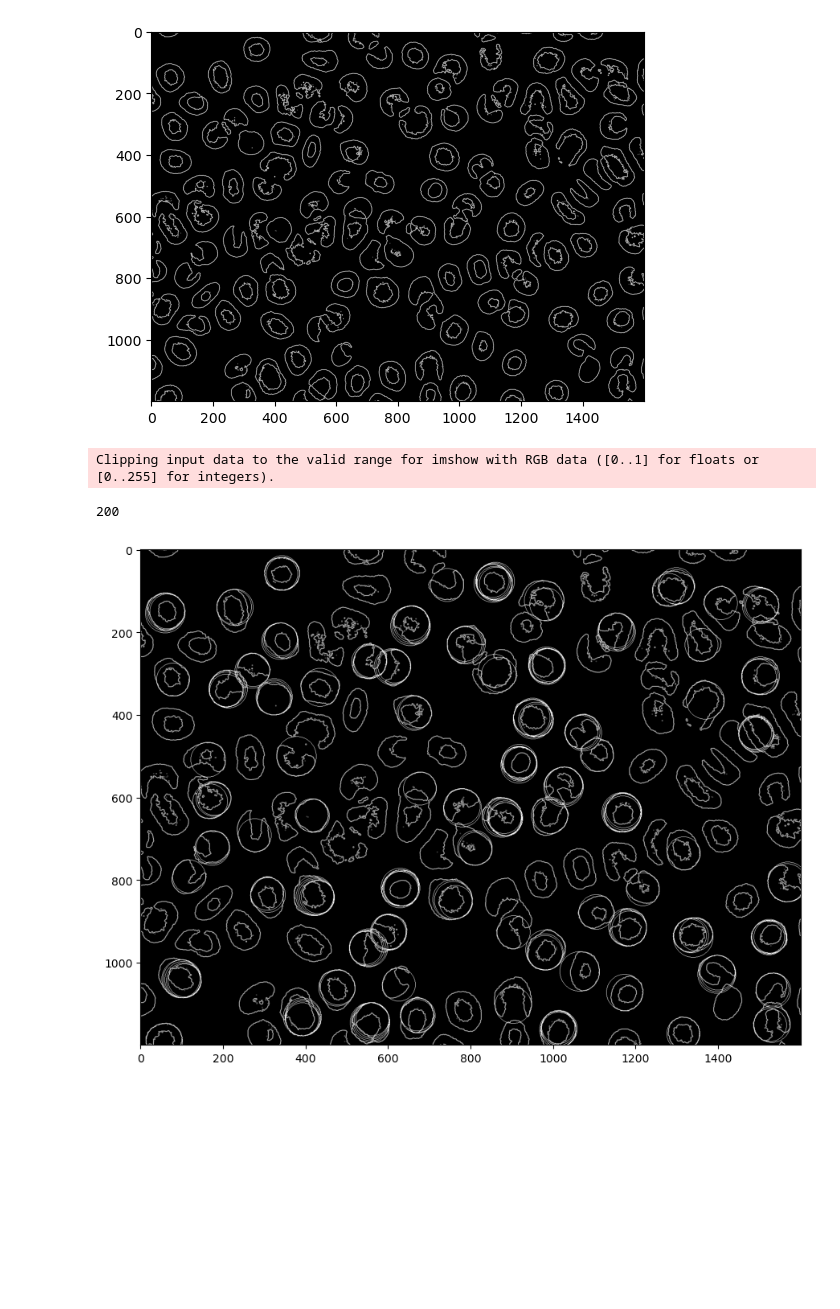
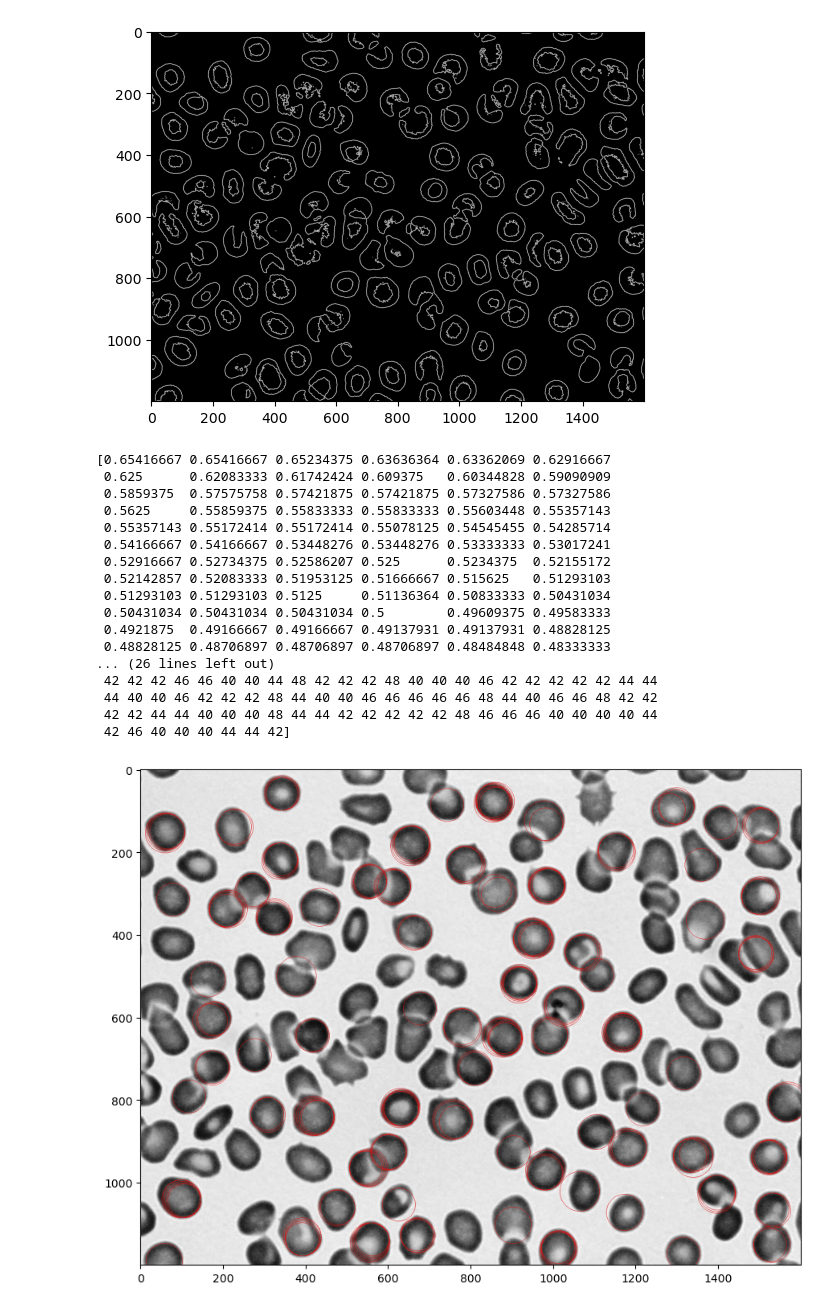
Before and after one commit to matheus29sm/Projeto-PI, a Jupyter notebook: Projeto Malária/Teste.ipynb, the cells around one changed output. Drawn from its saved outputs; the diff is of its cells as text; code cells hidden in the pictures; blank space fills up the shorter version.

```diff
--- a/Projeto Malária/Teste.ipynb
+++ b/Projeto Malária/Teste.ipynb
@@ -73,15 +73,30 @@ hough_grade = hough_circle (edges, raios)
 acumulador, a, b, raio = hough_circle_peaks (hough_grade, raios,total_num_peaks = 200)
 # %%
 fig, ax = plt.subplots(ncols=1, nrows=1, figsize=(20, 8))
-image = color.gray2rgb(edges)
+image = color.gray2rgb(red_img)
 
 for center_y, center_x, radius in zip(b, a, raio):
     circy, circx = circle_perimeter(center_y, center_x, radius, shape = image.shape)
     image[circy, circx] = (220, 20, 20)
 
 ax.imshow(image, cmap=plt.cm.gray)
-print(len(a))
+print((acumulador) , raio)
 # %% [output]
-Clipping input data to the valid range for imshow with RGB data ([0..1] for floats or [0..255] for integers).
+[0.65416667 0.65416667 0.65234375 0.63636364 0.63362069 0.62916667
+ 0.625      0.62083333 0.61742424 0.609375   0.60344828 0.59090909
+ 0.5859375  0.57575758 0.57421875 0.57421875 0.57327586 0.57327586
+ 0.5625     0.55859375 0.55833333 0.55833333 0.55603448 0.55357143
+ 0.55357143 0.55172414 0.55172414 0.55078125 0.54545455 0.54285714
+ 0.54166667 0.54166667 0.53448276 0.53448276 0.53333333 0.53017241
+ 0.52916667 0.52734375 0.52586207 0.525      0.5234375  0.52155172
+ 0.52142857 0.52083333 0.51953125 0.51666667 0.515625   0.51293103
+ 0.51293103 0.51293103 0.5125     0.51136364 0.50833333 0.50431034
+ 0.50431034 0.50431034 0.50431034 0.5        0.49609375 0.49583333
+ 0.4921875  0.49166667 0.49166667 0.49137931 0.49137931 0.48828125
+ 0.48828125 0.48706897 0.48706897 0.48706897 0.48484848 0.48333333
+... (26 lines left out)
+ 42 42 42 46 46 40 40 44 48 42 42 42 48 40 40 40 46 42 42 42 42 42 44 44
+ 44 40 40 46 42 42 42 48 44 40 40 46 46 46 46 46 48 44 40 46 46 48 42 42
+ 42 42 44 44 40 40 40 48 44 44 42 42 42 42 42 48 46 46 46 40 40 40 40 44
+ 42 46 40 40 40 44 44 42]
-200
-[figure, old version]
+[figure, new version]
```
Also changed, not shown: parts of 3 cells of this notebook.
